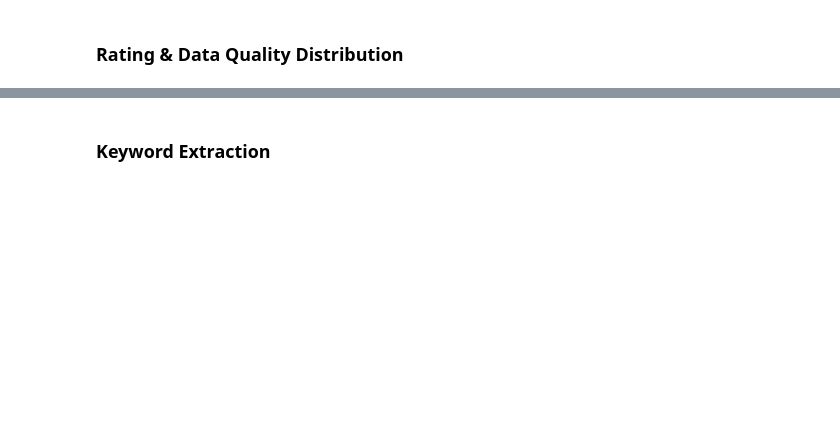
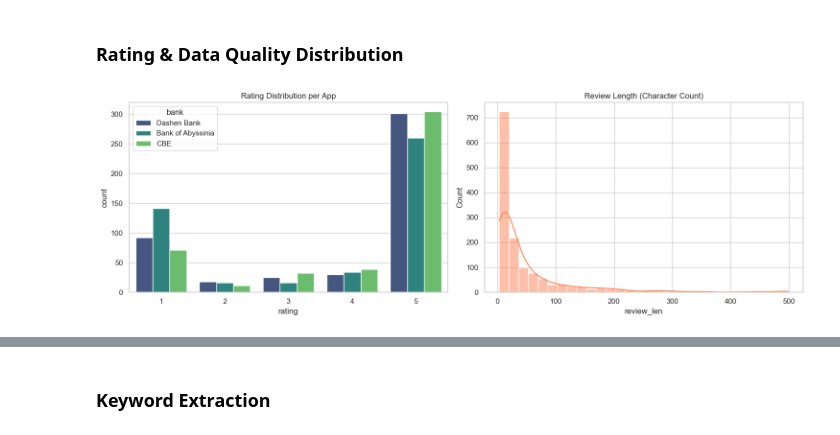
Before and after one commit to Rakeb-sys/fintech-review-analytics, a Jupyter notebook: notebooks/fintech_apps_review_eda.ipynb, the cells around one changed output, grey strips where cells are left out. Cells and saved outputs as stored; diff of their text form; code cells hidden in the pictures; blank space fills up the shorter version.

```diff
--- a/notebooks/fintech_apps_review_eda.ipynb
+++ b/notebooks/fintech_apps_review_eda.ipynb
@@ -70,14 +95,16 @@ print(f"Final cleaned dataset size: {len(df_clean)}")
 # %%
 # Visualizing Distributions
 fig, ax = plt.subplots(1, 2, figsize=(15, 5))
 
 # Rating per App
-sns.countplot(data=df_clean, x='rating', hue='app', palette='viridis', ax=ax[0])
+sns.countplot(data=df_clean, x='rating', hue='bank', palette='viridis', ax=ax[0])
 ax[0].set_title('Rating Distribution per App')
 
 # Review Length
 df_clean['review_len'] = df_clean['review'].str.len()
 sns.histplot(df_clean['review_len'], bins=30, kde=True, ax=ax[1], color='coral')
 ax[1].set_title('Review Length (Character Count)')
 
 plt.tight_layout(); plt.show()
+# %% [output]
+[figure, added]
```
Also changed, not shown: parts of 37 cells of this notebook, 2 other files.
